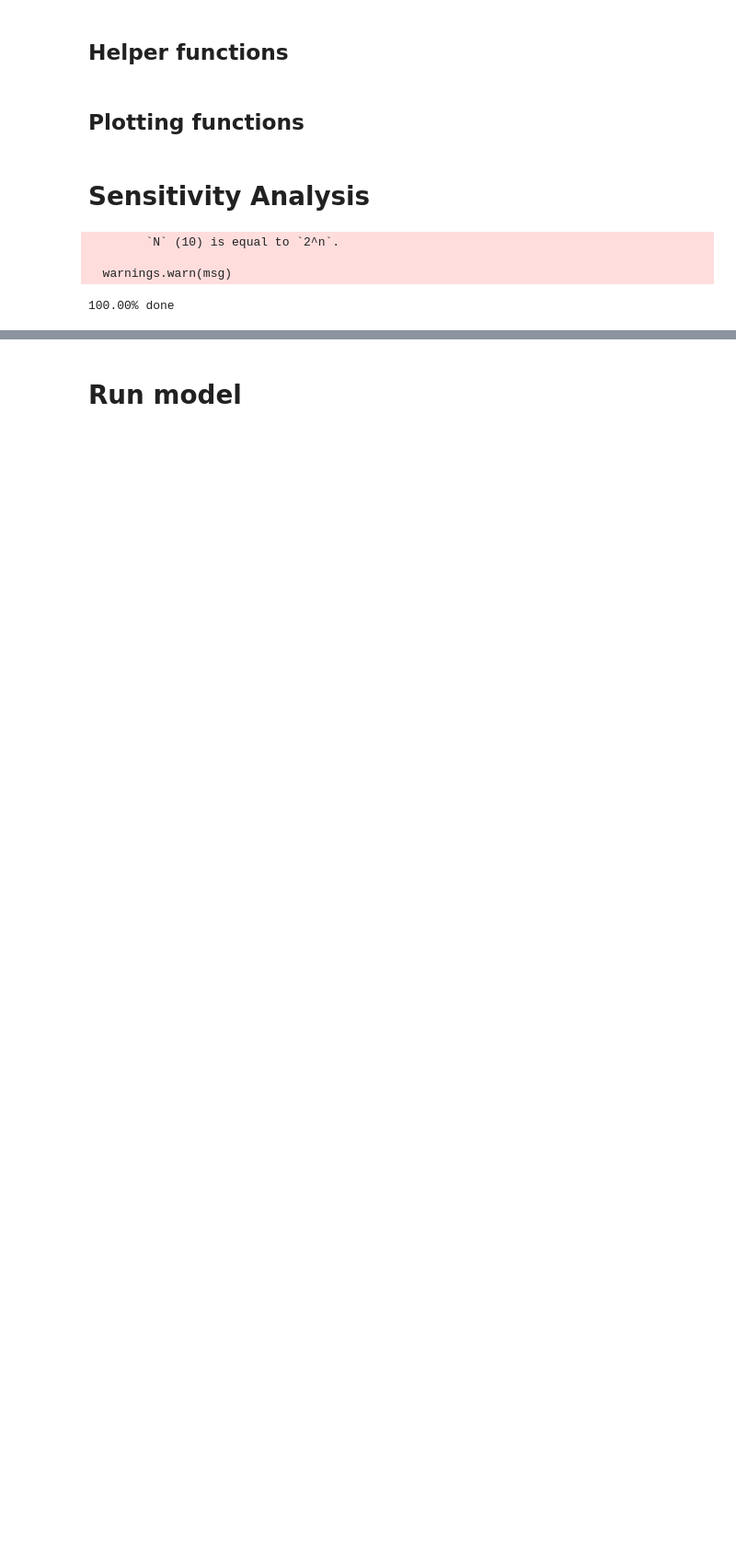
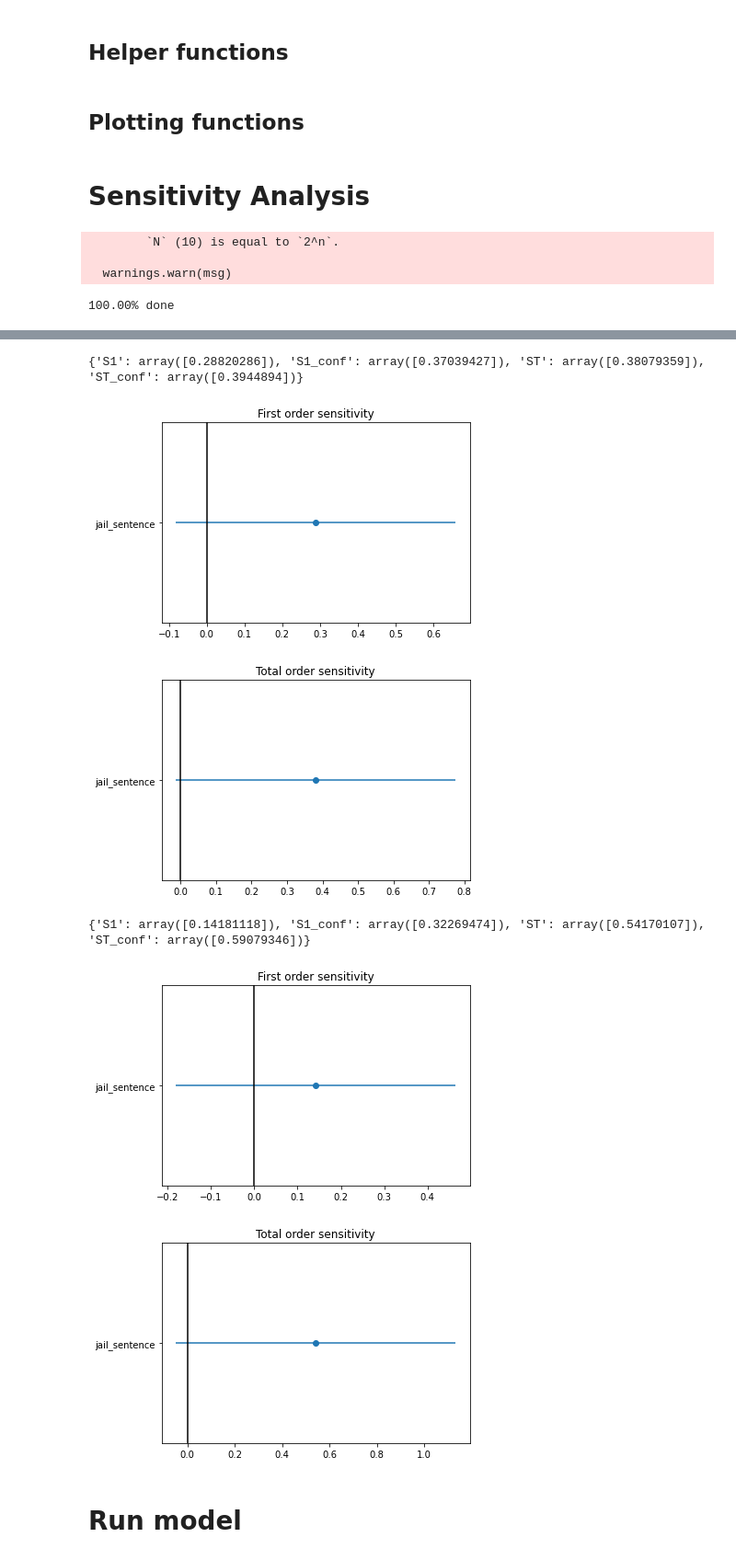
Before and after one commit to JesseFranzua/ABM-Cops-and-Criminals, a Jupyter notebook: mesa-main 2/mesa-main/examples/sugarscape_cg/sugarscape_cg/run_no_visual.ipynb, the cells around one changed output, grey strips where cells are left out. Shown at 92% size. Cells and saved outputs as stored; diff of their text form; code cells hidden in the pictures; blank space fills up the shorter version.

Commit message:
added analysis and plots

```diff
--- a/mesa-main 2/mesa-main/examples/sugarscape_cg/sugarscape_cg/run_no_visual.ipynb
+++ b/mesa-main 2/mesa-main/examples/sugarscape_cg/sugarscape_cg/run_no_visual.ipynb
@@ -85,19 +108,19 @@ def plot_district_means_bar(avg_crimes_per_distr_dict, district_colors):
 # We define our variables and bounds
 problem = {
     'num_vars': 1,
-    'names': ['initial_population_cops'],
-    'bounds': [[10, 45]]
+    'names': ['jail_sentence'],
+    'bounds': [[0, 20]]
 }
 
 # Set the outputs
-model_reporters = {"Crimes": lambda m: m.schedule.get_crimes_commited()}
+model_reporters = {"Crimes": lambda m: m.schedule.get_crimes_commited(), "Criminals in jail": lambda m: m.schedule.get_criminal_count_in_jail()}
 
 # Set the repetitions, the amount of steps, and the amount of distinct values per variable
 replicates = 2#10
 max_steps = 30#300
 distinct_samples = 10#500
 
-param_values = saltelli.sample(problem, distinct_samples)
+param_values = saltelli.sample(problem, N=distinct_samples, calc_second_order=False)
 
 batch = BatchRunner(SugarscapeCg,
                     max_steps=max_steps,
@@ -110,8 +133,8 @@ batch = BatchRunner(SugarscapeCg,
 # %%
 count = 0
 data = pd.DataFrame(index=range(replicates*len(param_values)),
-                                columns=['initial_population_cops'])
-data['Run'], data['Crimes'] = None, None
+                                columns=['jail_sentence'])
+data['Run'], data['Crimes'], data['Criminals in jail'] = None, None, None
 
 # print(data)
 
@@ -132,8 +155,8 @@ for i in range(replicates):
         iteration_data = batch.get_model_vars_dataframe().iloc[count]
         iteration_data['Run'] = count # Don't know what causes this, but iteration number is not correctly filled
 
-        data.iloc[count, 0] = vals
-        data.iloc[count, 1:3] = iteration_data
+        data.iloc[count, 0] = vals  # fills in varied parameter (this has to span more columns when more than 1 parameter is varied)
+        data.iloc[count, 1:] = iteration_data  # fills in output data (in this case just 'Run' and 'Crimes')
         count += 1
 
         clear_output()
@@ -159,0 +186,3 @@ print(data)
+# %%
+Si_crimes = sobol.analyze(problem, data['Crimes'].values, calc_second_order=False, print_to_console=True)
+Si_jail = sobol.analyze(problem, data['Criminals in jail'].values, calc_second_order=False, print_to_console=True)
@@ -160,2 +198,24 @@ print(data)
+# %%
+for Si in (Si_crimes, Si_jail):
+    print(Si)
+
+    # First order
+    plot_index(Si, problem['names'], '1', 'First order sensitivity')
+    plt.show()
+
+    # # Second order
+    # plot_index(Si, problem['names'], '2', 'Second order sensitivity')
+    # plt.show()
+
+    # Total order
+    plot_index(Si, problem['names'], 'T', 'Total order sensitivity')
+    plt.show()
+# %% [output]
+{'S1': array([0.28820286]), 'S1_conf': array([0.37039427]), 'ST': array([0.38079359]), 'ST_conf': array([0.3944894])}
+[figure, added]
+[figure, added]
+{'S1': array([0.14181118]), 'S1_conf': array([0.32269474]), 'ST': array([0.54170107]), 'ST_conf': array([0.59079346])}
+[figure, added]
+[figure, added]
 # %% [markdown]
 # Run model
```
Also changed, not shown: parts of 12 cells of this notebook.
